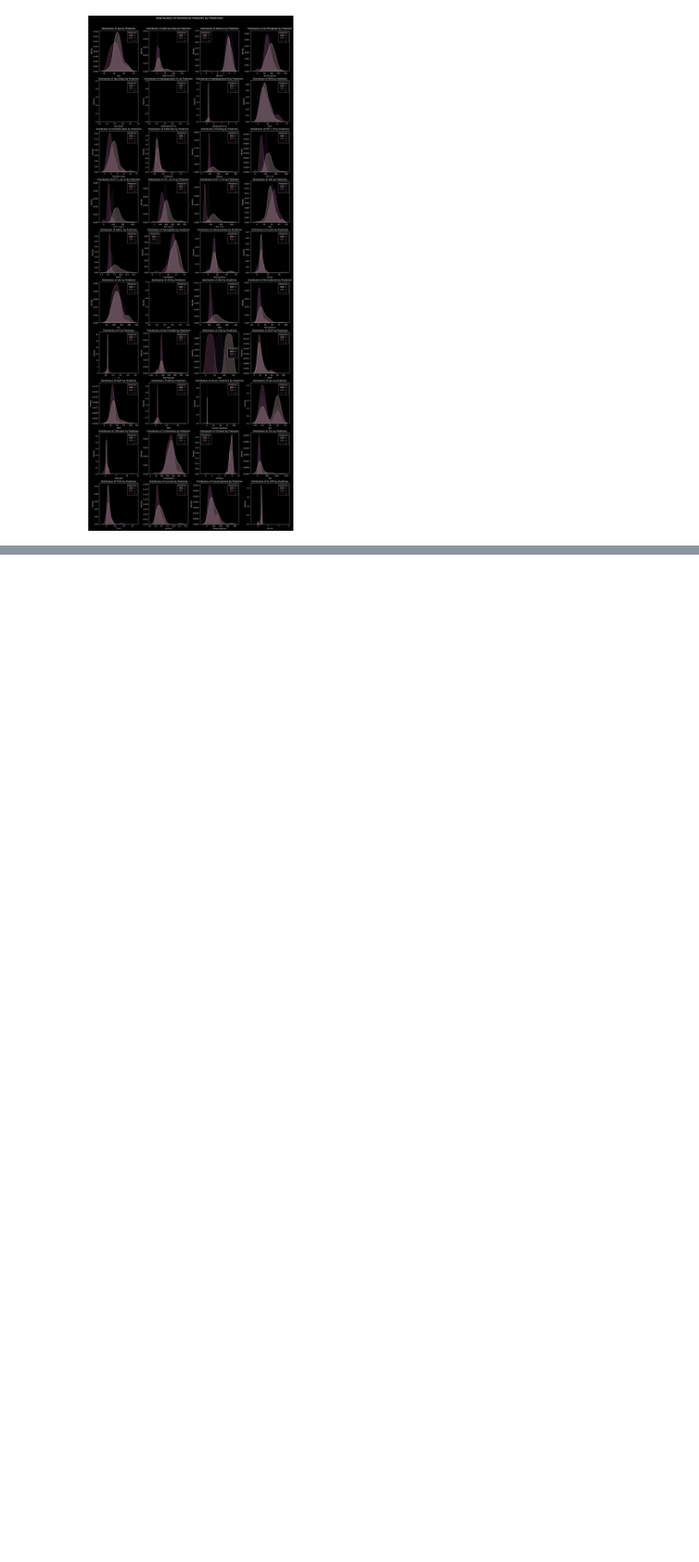
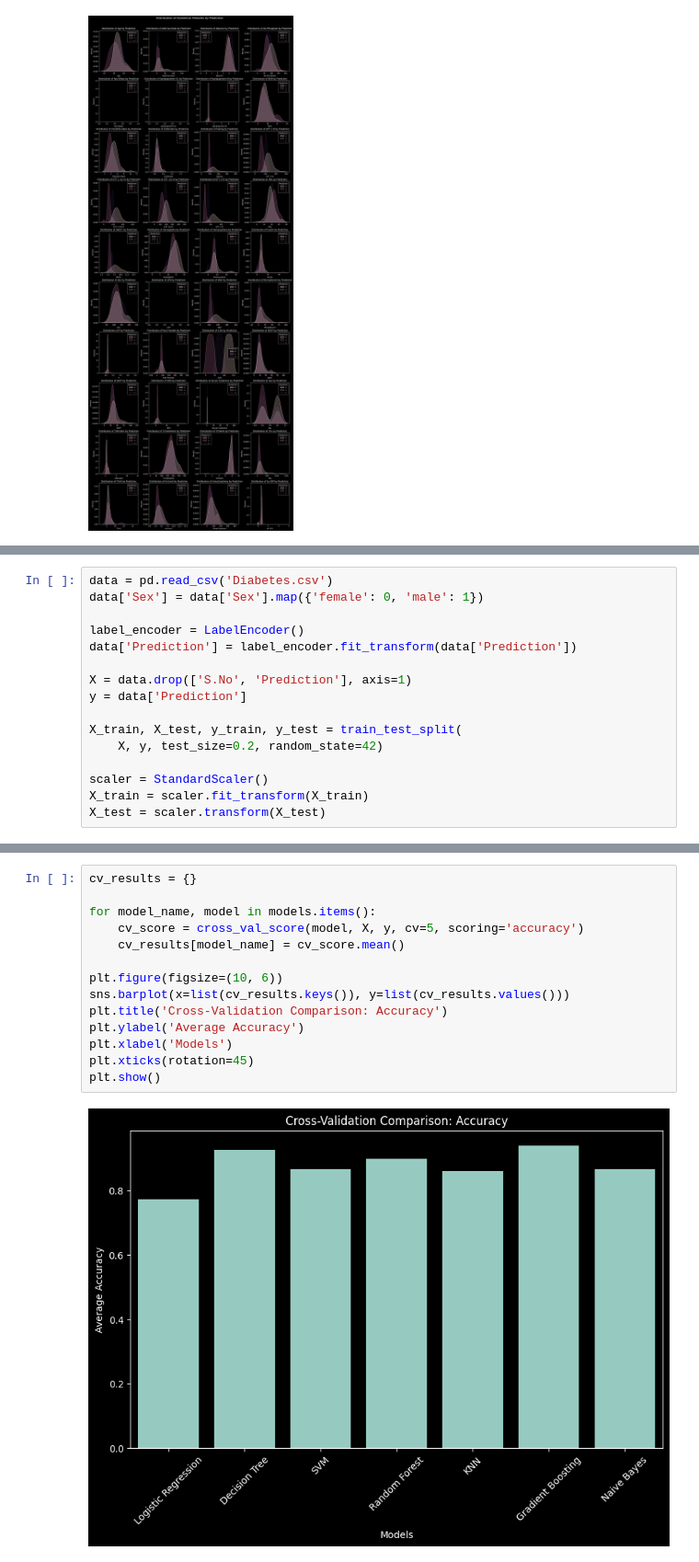
Before and after one commit to Hrishikesh1312/Diabetes-Prediction, a Jupyter notebook: Model.ipynb, the cells around one changed output, grey strips where cells are left out. Shown at 92% size. Saved outputs shown, nothing was run; the diff lists cells and outputs as text; blank space fills up the shorter version.

```diff
--- a/Model.ipynb
+++ b/Model.ipynb
@@ -212,0 +222,16 @@ plt.show()
+# %%
+data = pd.read_csv('Diabetes.csv')
+data['Sex'] = data['Sex'].map({'female': 0, 'male': 1})
+
+label_encoder = LabelEncoder()
+data['Prediction'] = label_encoder.fit_transform(data['Prediction'])
+
+X = data.drop(['S.No', 'Prediction'], axis=1)
+y = data['Prediction']
+
+X_train, X_test, y_train, y_test = train_test_split(
+    X, y, test_size=0.2, random_state=42)
+
+scaler = StandardScaler()
+X_train = scaler.fit_transform(X_train)
+X_test = scaler.transform(X_test)
@@ -212,0 +298,16 @@ plt.show()
+# %%
+cv_results = {}
+
+for model_name, model in models.items():
+    cv_score = cross_val_score(model, X, y, cv=5, scoring='accuracy')
+    cv_results[model_name] = cv_score.mean()
+
+plt.figure(figsize=(10, 6))
+sns.barplot(x=list(cv_results.keys()), y=list(cv_results.values()))
+plt.title('Cross-Validation Comparison: Accuracy')
+plt.ylabel('Average Accuracy')
+plt.xlabel('Models')
+plt.xticks(rotation=45)
+plt.show()
+# %% [output]
+[figure, added]
```
Also changed, not shown: parts of 14 cells of this notebook.
